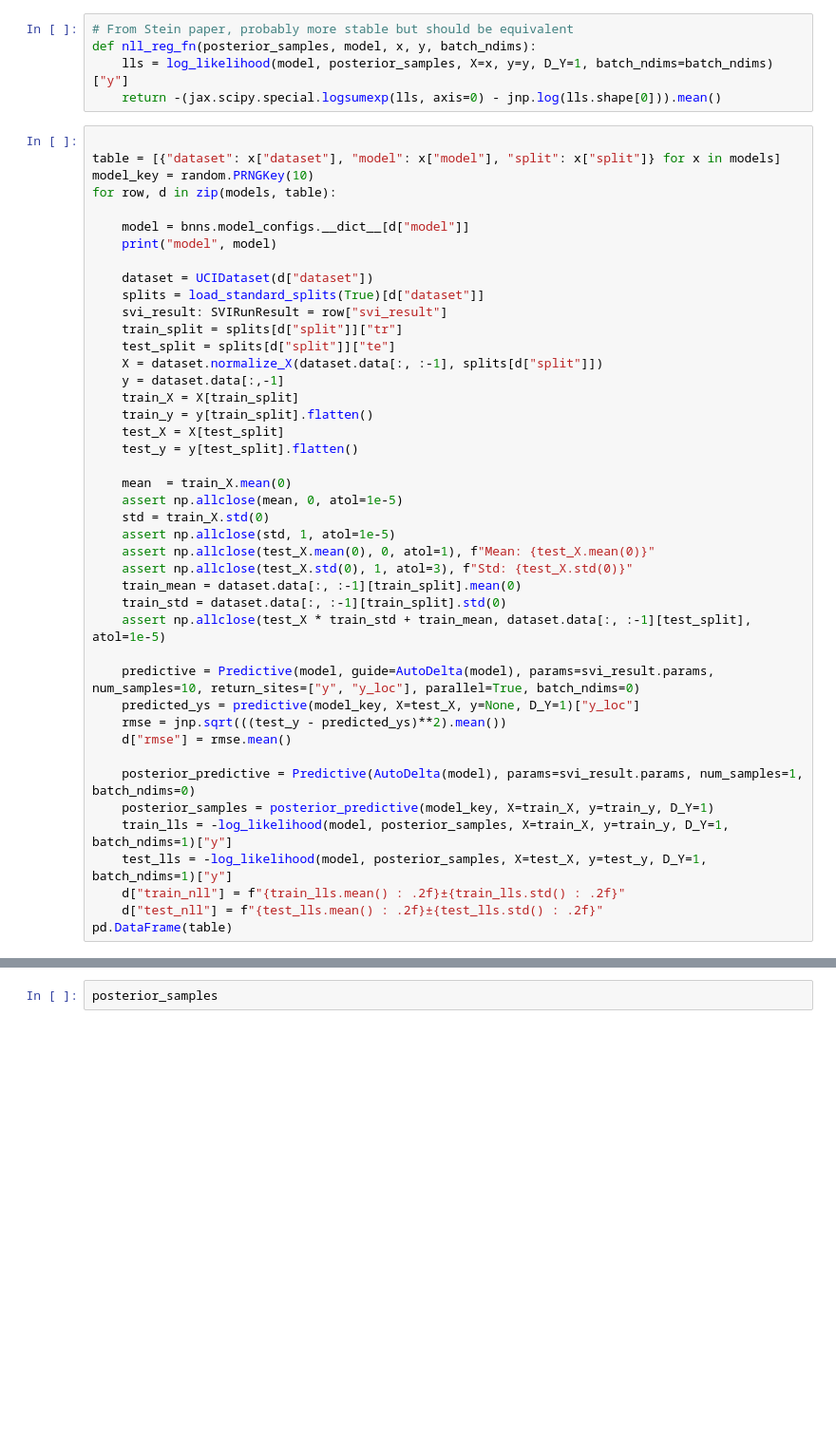
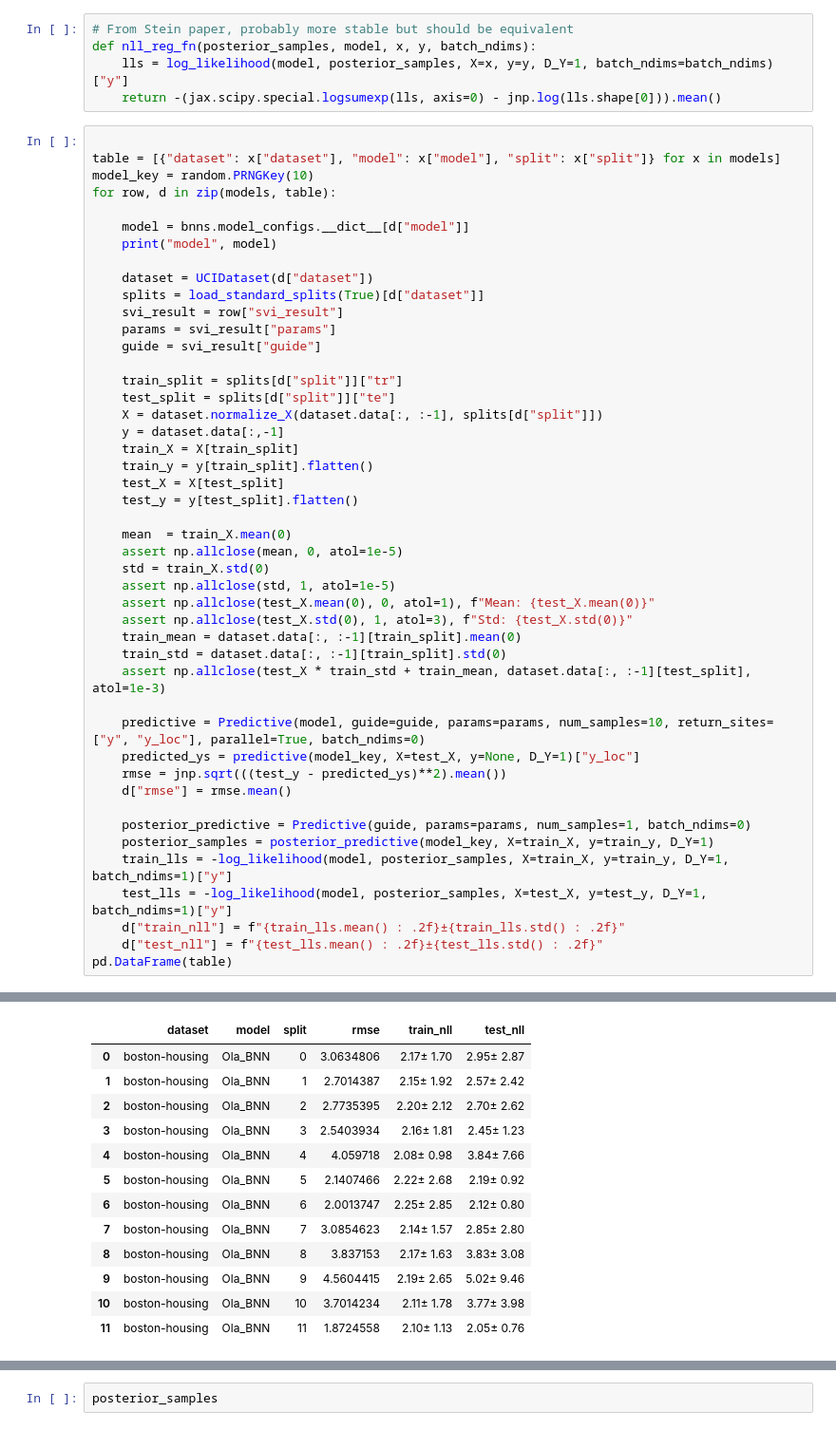
Before and after one commit to Snailed/thesis-code, a Jupyter notebook: notebooks/plot_map.ipynb, the cells around one changed output, grey strips where cells are left out. Shown at 95% size. Drawn from its saved outputs; the diff is of its cells as text; blank space fills up the shorter version.

```diff
--- a/notebooks/plot_map.ipynb
+++ b/notebooks/plot_map.ipynb
@@ -68,7 +138,10 @@ for row, d in zip(models, table):
 
     dataset = UCIDataset(d["dataset"])
     splits = load_standard_splits(True)[d["dataset"]]
-    svi_result: SVIRunResult = row["svi_result"]
+    svi_result = row["svi_result"]
+    params = svi_result["params"]
+    guide = svi_result["guide"]
+
     train_split = splits[d["split"]]["tr"]
     test_split = splits[d["split"]]["te"]
     X = dataset.normalize_X(dataset.data[:, :-1], splits[d["split"]])
@@ -86,14 +159,14 @@ for row, d in zip(models, table):
     assert np.allclose(test_X.std(0), 1, atol=3), f"Std: {test_X.std(0)}"
     train_mean = dataset.data[:, :-1][train_split].mean(0)
     train_std = dataset.data[:, :-1][train_split].std(0)
-    assert np.allclose(test_X * train_std + train_mean, dataset.data[:, :-1][test_split], atol=1e-5)
+    assert np.allclose(test_X * train_std + train_mean, dataset.data[:, :-1][test_split], atol=1e-3)
 
-    predictive = Predictive(model, guide=AutoDelta(model), params=svi_result.params, num_samples=10, return_sites=["y", "y_loc"], parallel=True, batch_ndims=0)
+    predictive = Predictive(model, guide=guide, params=params, num_samples=10, return_sites=["y", "y_loc"], parallel=True, batch_ndims=0)
     predicted_ys = predictive(model_key, X=test_X, y=None, D_Y=1)["y_loc"]
     rmse = jnp.sqrt(((test_y - predicted_ys)**2).mean())
     d["rmse"] = rmse.mean()
 
-    posterior_predictive = Predictive(AutoDelta(model), params=svi_result.params, num_samples=1, batch_ndims=0)
+    posterior_predictive = Predictive(guide, params=params, num_samples=1, batch_ndims=0)
     posterior_samples = posterior_predictive(model_key, X=train_X, y=train_y, D_Y=1)
     train_lls = -log_likelihood(model, posterior_samples, X=train_X, y=train_y, D_Y=1, batch_ndims=1)["y"]
     test_lls = -log_likelihood(model, posterior_samples, X=test_X, y=test_y, D_Y=1, batch_ndims=1)["y"]
@@ -105,0 +189,13 @@ model <function UCI_BNN_2_50 at 0x...>
+|  | dataset | model | split | rmse | train_nll | test_nll |
+| 0 | boston-housing | Ola_BNN | 0 | 3.0634806 | 2.17± 1.70 | 2.95± 2.87 |
+| 1 | boston-housing | Ola_BNN | 1 | 2.7014387 | 2.15± 1.92 | 2.57± 2.42 |
+| 2 | boston-housing | Ola_BNN | 2 | 2.7735395 | 2.20± 2.12 | 2.70± 2.62 |
+| 3 | boston-housing | Ola_BNN | 3 | 2.5403934 | 2.16± 1.81 | 2.45± 1.23 |
+| 4 | boston-housing | Ola_BNN | 4 | 4.059718 | 2.08± 0.98 | 3.84± 7.66 |
+| 5 | boston-housing | Ola_BNN | 5 | 2.1407466 | 2.22± 2.68 | 2.19± 0.92 |
+| 6 | boston-housing | Ola_BNN | 6 | 2.0013747 | 2.25± 2.85 | 2.12± 0.80 |
+| 7 | boston-housing | Ola_BNN | 7 | 3.0854623 | 2.14± 1.57 | 2.85± 2.80 |
+| 8 | boston-housing | Ola_BNN | 8 | 3.837153 | 2.17± 1.63 | 3.83± 3.08 |
+| 9 | boston-housing | Ola_BNN | 9 | 4.5604415 | 2.19± 2.65 | 5.02± 9.46 |
+| 10 | boston-housing | Ola_BNN | 10 | 3.7014234 | 2.11± 1.78 | 3.77± 3.98 |
+| 11 | boston-housing | Ola_BNN | 11 | 1.8724558 | 2.10± 1.13 | 2.05± 0.76 |
```
Also changed, not shown: parts of 12 cells of this notebook, 9 other files.
